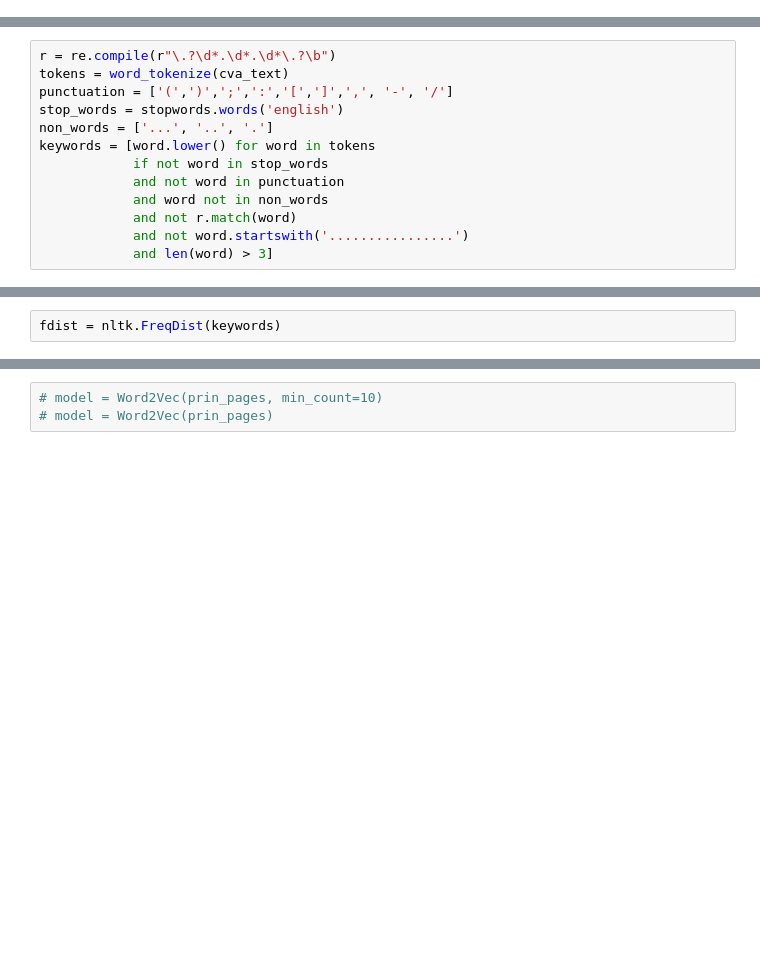
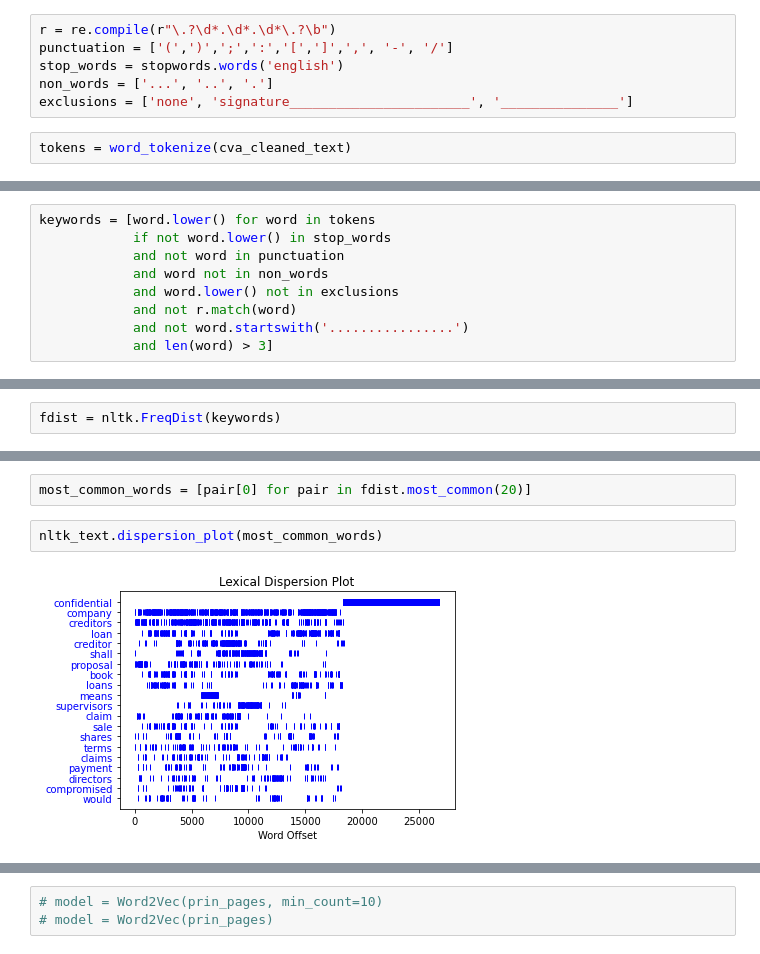
Before and after one commit to mbateman/word_embeddings, a Jupyter notebook: wellesley_word_embedding.ipynb, the cells around one changed output, grey strips where cells are left out. Saved outputs shown, nothing was run; the diff lists cells and outputs as text; blank space fills up the shorter version.

```diff
--- a/wellesley_word_embedding.ipynb
+++ b/wellesley_word_embedding.ipynb
@@ -129,0 +194,8 @@ cva_sentences[:10]
+# %%
+r = re.compile(r"\.?\d*.\d*.\d*\.?\b")
+punctuation = ['(',')',';',':','[',']',',', '-', '/']
+stop_words = stopwords.words('english')
+non_words = ['...', '..', '.']
+exclusions = ['none', 'signature_______________________', '_______________']
+# %%
+tokens = word_tokenize(cva_cleaned_text)
@@ -130,13 +206,9 @@ cva_sentences[:10]
 # %%
-r = re.compile(r"\.?\d*.\d*.\d*\.?\b")
-tokens = word_tokenize(cva_text)
-punctuation = ['(',')',';',':','[',']',',', '-', '/']
-stop_words = stopwords.words('english')
-non_words = ['...', '..', '.']
 keywords = [word.lower() for word in tokens
-            if not word in stop_words
+            if not word.lower() in stop_words
             and not word in punctuation
             and word not in non_words
+            and word.lower() not in exclusions
             and not r.match(word)
             and not word.startswith('................')
             and len(word) > 3]
@@ -256,3 +326,9 @@ fdist.most_common(10)
+# %%
+most_common_words = [pair[0] for pair in fdist.most_common(20)]
+# %%
+nltk_text.dispersion_plot(most_common_words)
+# %% [output]
+[figure, added]
 # %%
 for word in sorted(fdist):
     if (fdist[word]) > 0:
```
Also changed, not shown: parts of 51 cells of this notebook, 2 other files.
